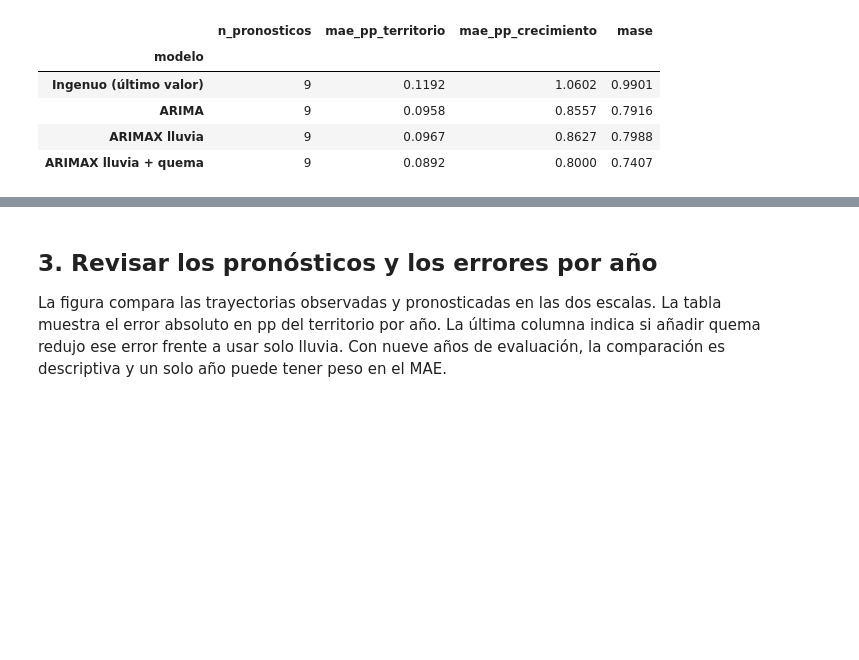
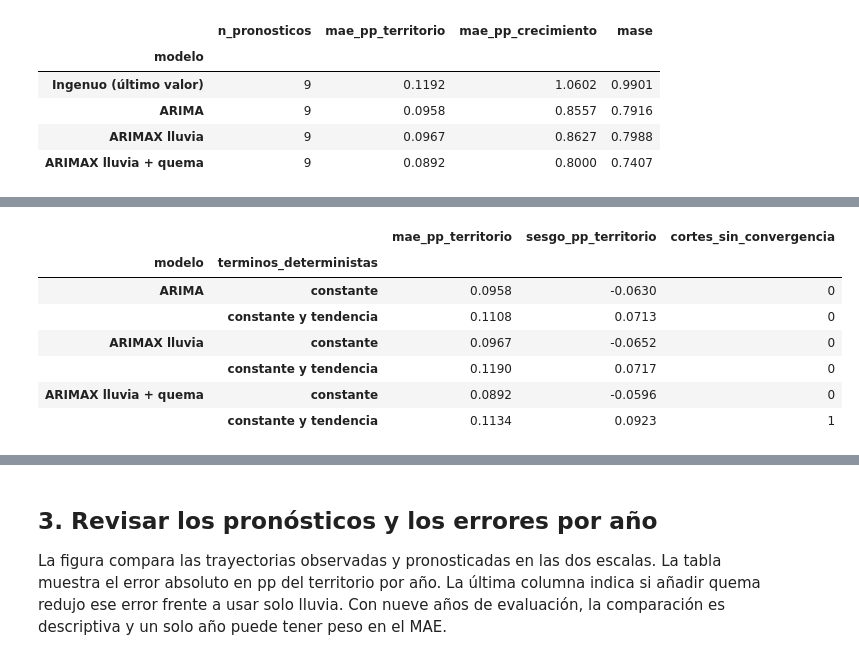
Before and after one commit to DanielFelipeRuizBermudez/Proyecto-ALTILLANURA, a Jupyter notebook: notebooks/50_vinculos/53_prediccion_regional.ipynb, the cells around one changed output, grey strips where cells are left out. Saved outputs shown, nothing was run; the diff lists cells and outputs as text; code cells hidden in the pictures; blank space fills up the shorter version.

```diff
--- a/notebooks/50_vinculos/53_prediccion_regional.ipynb
+++ b/notebooks/50_vinculos/53_prediccion_regional.ipynb
@@ -196,0 +283,58 @@ resumen.to_csv(tablas / "prediccion_regional_mae.csv", encoding="utf-8-sig")
+# %%
+# Misma comparación, con y sin tendencia lineal en el modelo base y en los ARIMAX.
+# El orden es (0,0,0) en todos los cortes, como seleccionó el AICc de la sección 2.
+if not pronosticos.loc[pronosticos["modelo"].ne("Ingenuo (último valor)"), "orden"].eq("(0, 0, 0)").all():
+    raise ValueError("La comparación con tendencia supone el orden (0,0,0) de la sección 2.")
+
+def ajustar_con_tendencia(y, x, tendencia):
+    with warnings.catch_warnings(record=True) as avisos:
+        warnings.simplefilter("always", ConvergenceWarning)
+        ajuste = ARIMA(y, exog=x, order=(0, 0, 0), trend=tendencia).fit()
+    return ajuste, any(issubclass(a.category, ConvergenceWarning) for a in avisos)
+
+filas_ct = []
+for anio in datos.index[datos.index >= primer_pronostico]:
+    entrenamiento = datos.loc[datos.index < anio]
+    y = entrenamiento[objetivo].to_numpy()
+    centro_y, escala_y = y.mean(), y.std()
+    y_estandar = (y - centro_y) / escala_y
+    for nombre, variables in modelos.items():
+        if variables:
+            x = entrenamiento[variables]
+            centro, escala = x.mean(), x.std(ddof=0)
+            x_entrena = ((x - centro) / escala).to_numpy()
+            x_nuevo = ((datos.loc[[anio], variables] - centro) / escala).to_numpy()
+        else:
+            x_entrena = x_nuevo = None
+        for tendencia, etiqueta in (("c", "constante"), ("ct", "constante y tendencia")):
+            ajuste, sin_convergencia = ajustar_con_tendencia(y_estandar, x_entrena, tendencia)
+            pronostico = centro_y + escala_y * ajuste.forecast(steps=1, exog=x_nuevo)[0]
+            filas_ct.append({
+                "anio": anio, "modelo": nombre, "terminos_deterministas": etiqueta,
+                "error_pp_territorio": pronostico - datos.at[anio, objetivo],
+                "sin_convergencia": sin_convergencia,
+            })
+
+comparacion_tendencia = pd.DataFrame(filas_ct)
+comparacion_tendencia["error_abs_pp_territorio"] = comparacion_tendencia["error_pp_territorio"].abs()
+resumen_tendencia = comparacion_tendencia.groupby(["modelo", "terminos_deterministas"], sort=False).agg(
+    mae_pp_territorio=("error_abs_pp_territorio", "mean"),
+    sesgo_pp_territorio=("error_pp_territorio", "mean"),
+    cortes_sin_convergencia=("sin_convergencia", "sum"),
+)
+display(resumen_tendencia.round(4))
+
+# Con constante debe reproducir la tabla de la sección 2.
+control = resumen_tendencia.xs("constante", level="terminos_deterministas")["mae_pp_territorio"]
+if not np.allclose(control, resumen.loc[list(modelos), "mae_pp_territorio"]):
+    raise ValueError("La comparación con constante no reproduce la sección 2.")
+resumen_tendencia.to_csv(tablas / "prediccion_regional_mae_tendencia.csv", encoding="utf-8-sig")
+# %% [output]
+|  |  | mae_pp_territorio | sesgo_pp_territorio | cortes_sin_convergencia |
+| modelo | terminos_deterministas |  |  |  |
+| ARIMA | constante | 0.0958 | -0.0630 | 0 |
+|  | constante y tendencia | 0.1108 | 0.0713 | 0 |
+| ARIMAX lluvia | constante | 0.0967 | -0.0652 | 0 |
+|  | constante y tendencia | 0.1190 | 0.0717 | 0 |
+| ARIMAX lluvia + quema | constante | 0.0892 | -0.0596 | 0 |
+|  | constante y tendencia | 0.1134 | 0.0923 | 1 |
```
Also changed, not shown: parts of 7 cells of this notebook, 2 other files.
